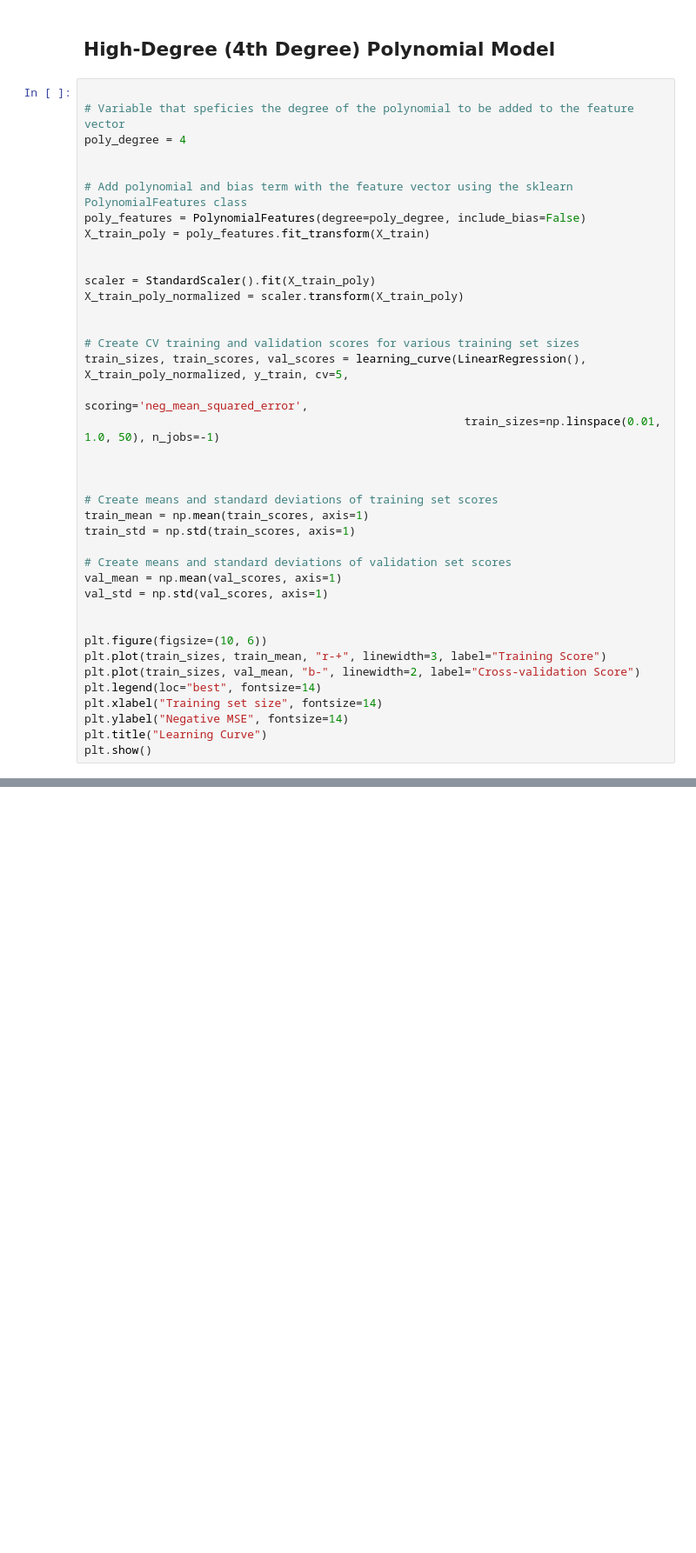
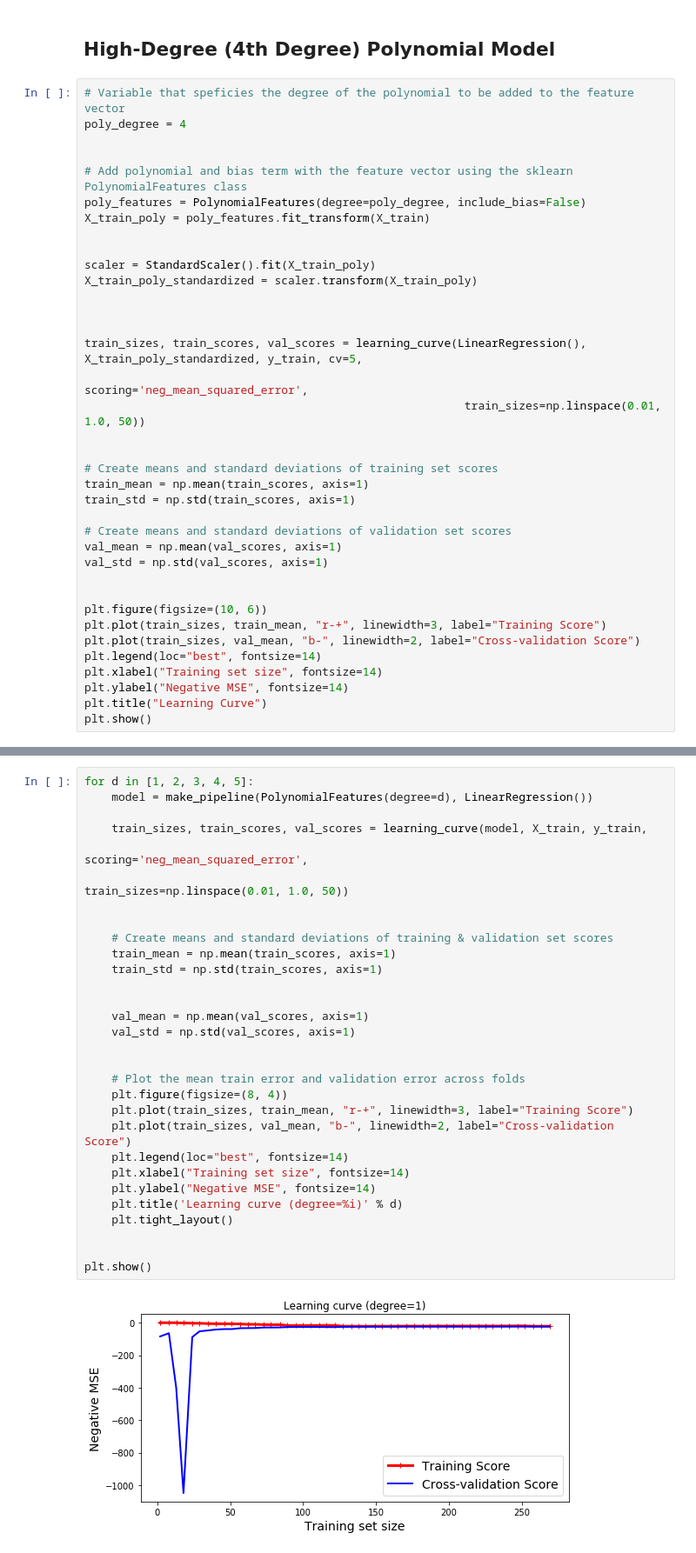
Before and after one commit to rhasanbd/Linear-Regression-Extensive-Adventure, a Jupyter notebook: Linear Regression-Boston Housing-3-Polynomial OLS.ipynb, the cells around one changed output, grey strips where cells are left out. Shown at 87% size. Cells and saved outputs as stored; diff of their text form; blank space fills up the shorter version.

```diff
--- a/Linear Regression-Boston Housing-3-Polynomial OLS.ipynb
+++ b/Linear Regression-Boston Housing-3-Polynomial OLS.ipynb
@@ -405,7 +413,6 @@ If the model is underfitting the training data, adding more training examples wi
 # %% [markdown]
 ## High-Degree (4th Degree) Polynomial Model
 # %%
-
 # Variable that speficies the degree of the polynomial to be added to the feature vector
 poly_degree = 4
 
@@ -416,14 +423,13 @@ X_train_poly = poly_features.fit_transform(X_train)
 
 
 scaler = StandardScaler().fit(X_train_poly)
-X_train_poly_normalized = scaler.transform(X_train_poly)
+X_train_poly_standardized = scaler.transform(X_train_poly)
 
 
-# Create CV training and validation scores for various training set sizes
-train_sizes, train_scores, val_scores = learning_curve(LinearRegression(), X_train_poly_normalized, y_train, cv=5,
+
+train_sizes, train_scores, val_scores = learning_curve(LinearRegression(), X_train_poly_standardized, y_train, cv=5,
                                                         scoring='neg_mean_squared_error',
-                                                        train_sizes=np.linspace(0.01, 1.0, 50), n_jobs=-1)
-
+                                                        train_sizes=np.linspace(0.01, 1.0, 50))
 
 
 # Create means and standard deviations of training set scores
@@ -461,0 +476,32 @@ One way to improve an overfitting model is to feed it more training data until t
+# %%
+for d in [1, 2, 3, 4, 5]:
+    model = make_pipeline(PolynomialFeatures(degree=d), LinearRegression())
+
+    train_sizes, train_scores, val_scores = learning_curve(model, X_train, y_train,
+                                                                  scoring='neg_mean_squared_error',
+                                                                  train_sizes=np.linspace(0.01, 1.0, 50))
+
+
+    # Create means and standard deviations of training & validation set scores
+    train_mean = np.mean(train_scores, axis=1)
+    train_std = np.std(train_scores, axis=1)
+
+
+    val_mean = np.mean(val_scores, axis=1)
+    val_std = np.std(val_scores, axis=1)
+
+
+    # Plot the mean train error and validation error across folds
+    plt.figure(figsize=(8, 4))
+    plt.plot(train_sizes, train_mean, "r-+", linewidth=3, label="Training Score")
+    plt.plot(train_sizes, val_mean, "b-", linewidth=2, label="Cross-validation Score")
+    plt.legend(loc="best", fontsize=14)
+    plt.xlabel("Training set size", fontsize=14)
+    plt.ylabel("Negative MSE", fontsize=14)
+    plt.title('Learning curve (degree=%i)' % d)
+    plt.tight_layout()
+
+
+plt.show()
+# %% [output]
+[figure, added]
```
Also changed, not shown: parts of 10 cells of this notebook.
